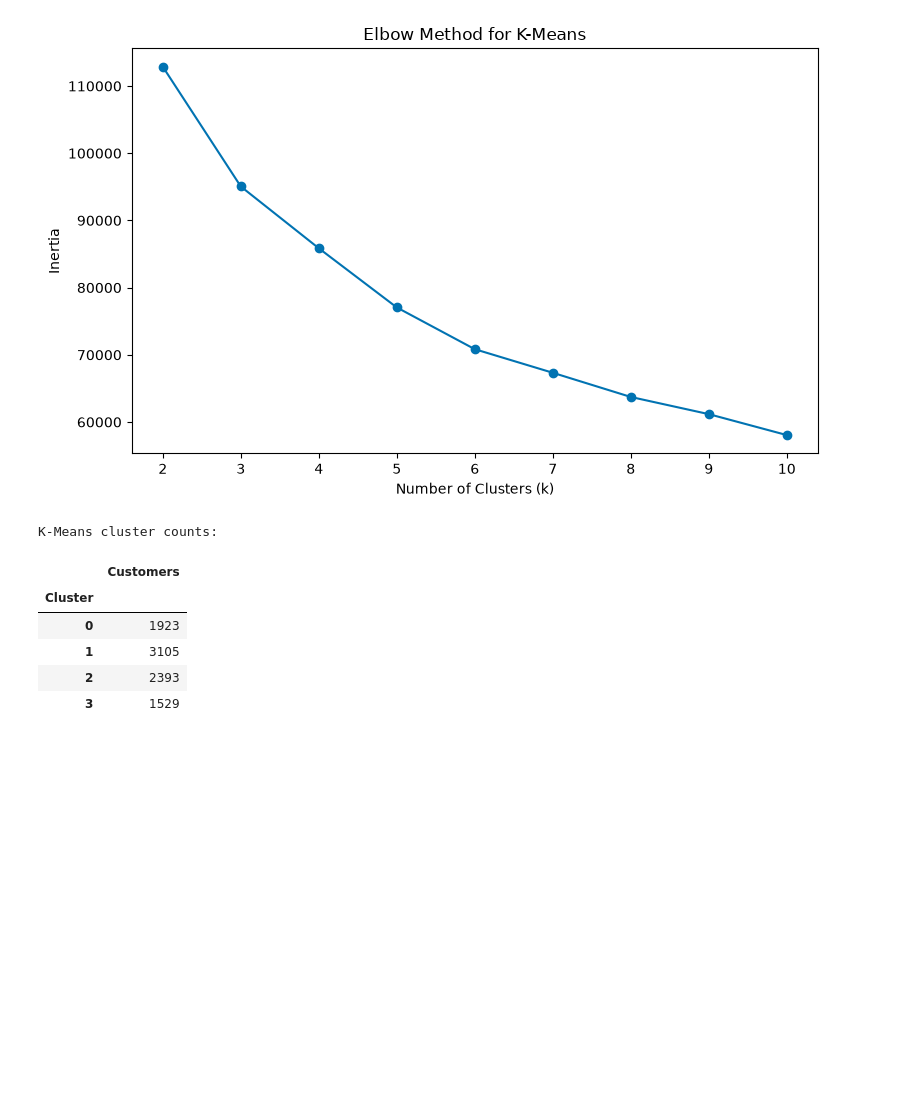
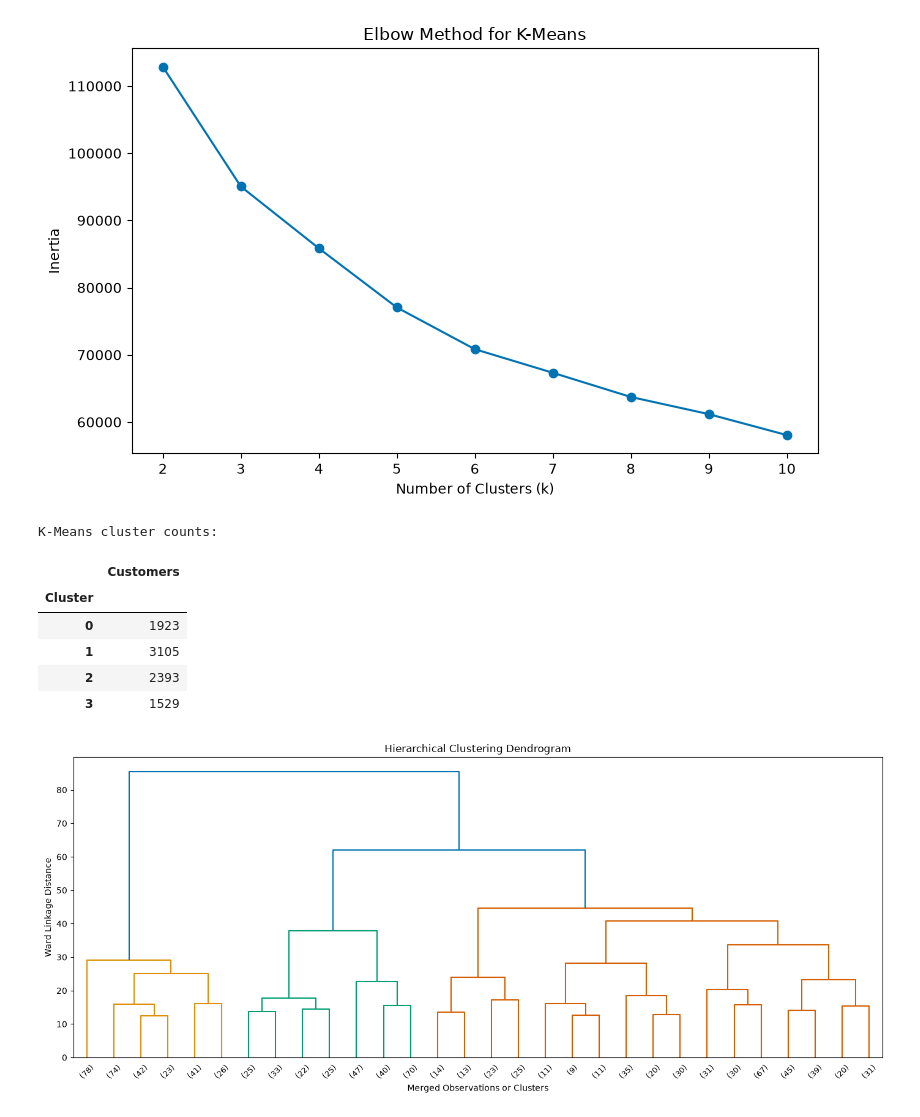
Before and after one commit to VedantVemula/Machine_Learning_capstone_obesityDataset, a Jupyter notebook: clustering.ipynb, the cells around one changed output. Cells and saved outputs as stored; diff of their text form; code cells hidden in the pictures; blank space fills up the shorter version.

Commit message:
Add files via upload
Agglomerative Hierarchical Clustering

```diff
--- a/clustering.ipynb
+++ b/clustering.ipynb
@@ -281,3 +281,37 @@ K-Means cluster counts:
 | 1 | 3105 |
 | 2 | 2393 |
 | 3 | 1529 |
+# %%
+rng = np.random.default_rng(RANDOM_STATE)
+
+sample_size = min(1000, len(X_scaled))
+sample_indices = rng.choice(
+    len(X_scaled),
+    size=sample_size,
+    replace=False
+)
+
+X_sample = X_scaled.iloc[sample_indices]
+
+linkage_matrix = linkage(
+    X_sample.to_numpy(),
+    method="ward"
+)
+
+plt.figure(figsize=(14, 6))
+
+dendrogram(
+    linkage_matrix,
+    truncate_mode="lastp",
+    p=30,
+    leaf_rotation=45,
+    leaf_font_size=9
+)
+
+plt.title("Hierarchical Clustering Dendrogram")
+plt.xlabel("Merged Observations or Clusters")
+plt.ylabel("Ward Linkage Distance")
+plt.tight_layout()
+plt.show()
+# %% [output]
+[figure, added]
```
Also changed, not shown: parts of 1 cell of this notebook.
